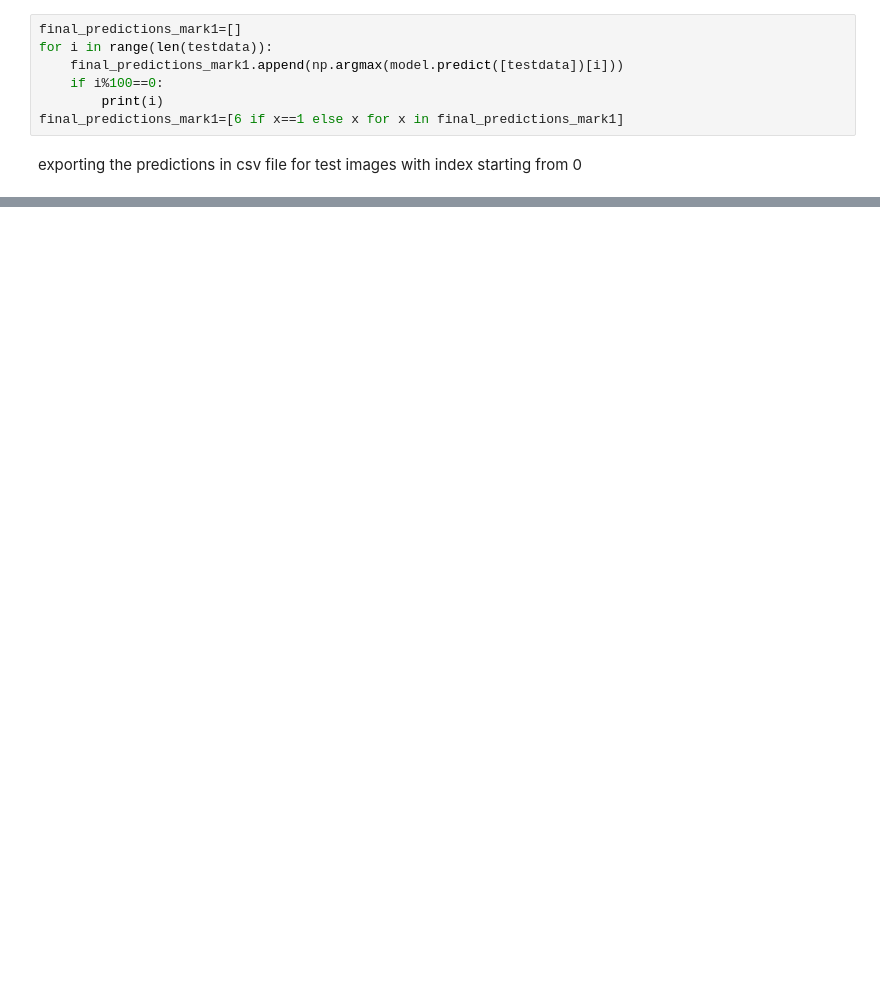
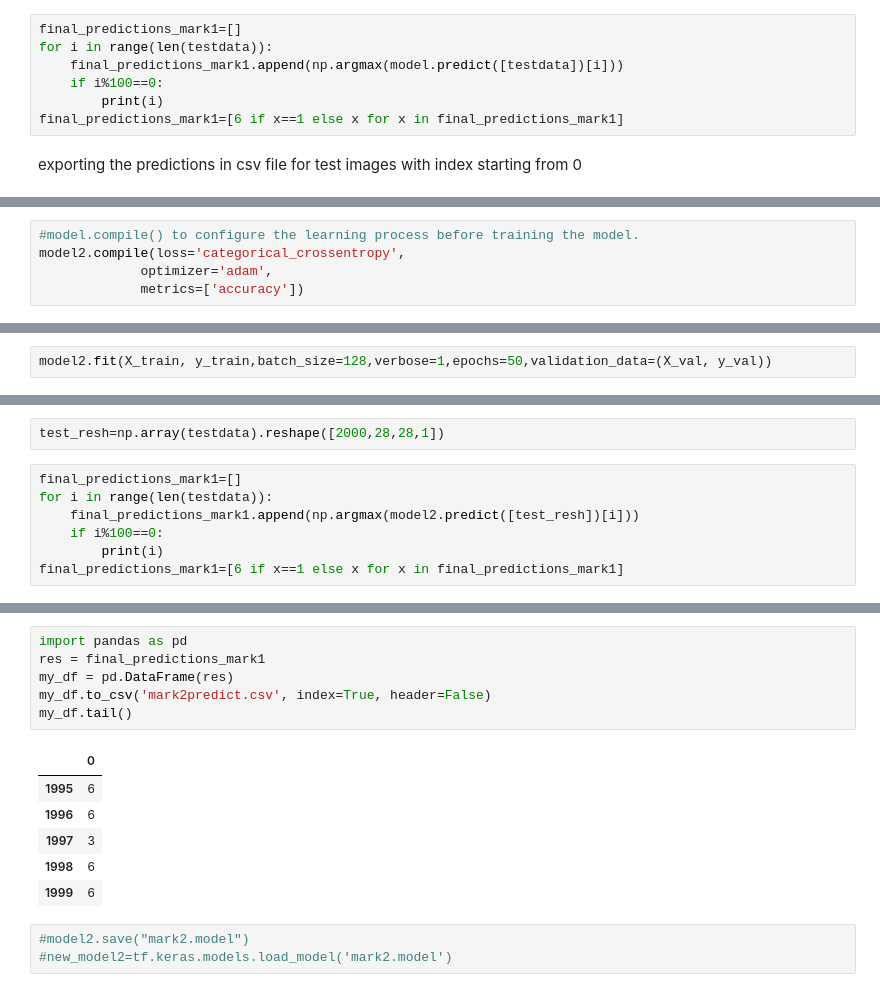
Before and after one commit to jayantj1j/MIDAS_TASK, a Jupyter notebook: root/Cv_nlp_problem/task2_Jayant_Jain_midas.ipynb, the cells around one changed output, grey strips where cells are left out. Drawn from its saved outputs; the diff is of its cells as text; blank space fills up the shorter version.

```diff
--- a/root/Cv_nlp_problem/task2_Jayant_Jain_midas.ipynb
+++ b/root/Cv_nlp_problem/task2_Jayant_Jain_midas.ipynb
@@ -142,0 +168,5 @@ my_df
+# %%
+#model.compile() to configure the learning process before training the model.
+model2.compile(loss='categorical_crossentropy',
+             optimizer='adam',
+             metrics=['accuracy'])
@@ -142,0 +196,2 @@ my_df
+# %%
+model2.fit(X_train, y_train,batch_size=128,verbose=1,epochs=50,validation_data=(X_val, y_val))
@@ -142,0 +258,9 @@ my_df
+# %%
+test_resh=np.array(testdata).reshape([2000,28,28,1])
+# %%
+final_predictions_mark1=[]
+for i in range(len(testdata)):
+    final_predictions_mark1.append(np.argmax(model2.predict([test_resh])[i]))
+    if i%100==0:
+        print(i)
+final_predictions_mark1=[6 if x==1 else x for x in final_predictions_mark1]
@@ -142,0 +288,16 @@ my_df
+# %%
+import pandas as pd
+res = final_predictions_mark1
+my_df = pd.DataFrame(res)
+my_df.to_csv('mark2predict.csv', index=True, header=False)
+my_df.tail()
+# %% [output]
+|  | 0 |
+| 1995 | 6 |
+| 1996 | 6 |
+| 1997 | 3 |
+| 1998 | 6 |
+| 1999 | 6 |
+# %%
+#model2.save("mark2.model")
+#new_model2=tf.keras.models.load_model('mark2.model')
```
Also changed, not shown: parts of 32 cells of this notebook, 1 other file.
